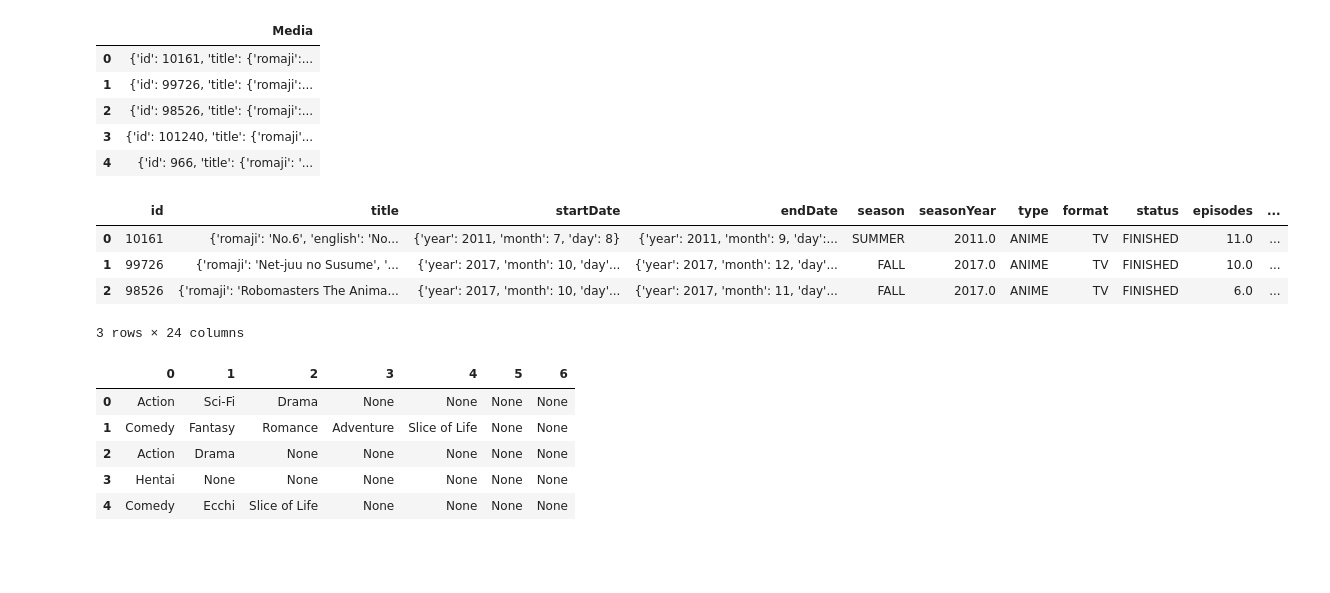
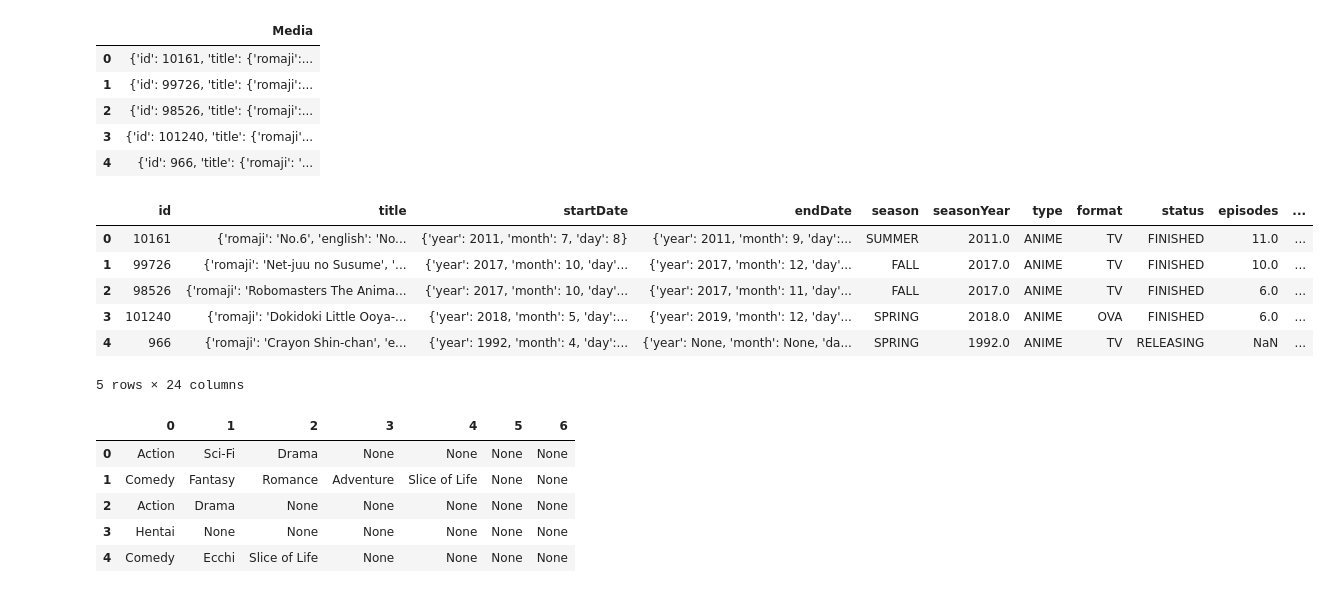
Before and after one commit to sn-ekstrand/content-based-anime-recommender, a Jupyter notebook: data_cleaning.ipynb, the cells around one changed output. Drawn from its saved outputs; the diff is of its cells as text; code cells hidden in the pictures; blank space fills up the shorter version.

```diff
--- a/data_cleaning.ipynb
+++ b/data_cleaning.ipynb
@@ -130,13 +113,15 @@ media_df.head()
 # %%
 media_df = pd.DataFrame(list(media_df['Media']))
 # %%
-media_df.head(3)
+media_df.head()
 # %% [output]
 |  | id | title | startDate | endDate | season | seasonYear | type | format | status | episodes | ... |
 | 0 | 10161 | {'romaji': 'No.6', 'english': 'No... | {'year': 2011, 'month': 7, 'day': 8} | {'year': 2011, 'month': 9, 'day':... | SUMMER | 2011.0 | ANIME | TV | FINISHED | 11.0 | ... |
 | 1 | 99726 | {'romaji': 'Net-juu no Susume', '... | {'year': 2017, 'month': 10, 'day'... | {'year': 2017, 'month': 12, 'day'... | FALL | 2017.0 | ANIME | TV | FINISHED | 10.0 | ... |
 | 2 | 98526 | {'romaji': 'Robomasters The Anima... | {'year': 2017, 'month': 10, 'day'... | {'year': 2017, 'month': 11, 'day'... | FALL | 2017.0 | ANIME | TV | FINISHED | 6.0 | ... |
+| 3 | 101240 | {'romaji': 'Dokidoki Little Ooya-... | {'year': 2018, 'month': 5, 'day':... | {'year': 2019, 'month': 12, 'day'... | SPRING | 2018.0 | ANIME | OVA | FINISHED | 6.0 | ... |
+| 4 | 966 | {'romaji': 'Crayon Shin-chan', 'e... | {'year': 1992, 'month': 4, 'day':... | {'year': None, 'month': None, 'da... | SPRING | 1992.0 | ANIME | TV | RELEASING | NaN | ... |
-3 rows × 24 columns
+5 rows × 24 columns
 # %%
 genres_df = pd.DataFrame(list(media_df['genres']))
 genres_df.head()
```
Also changed, not shown: parts of 30 cells of this notebook.
